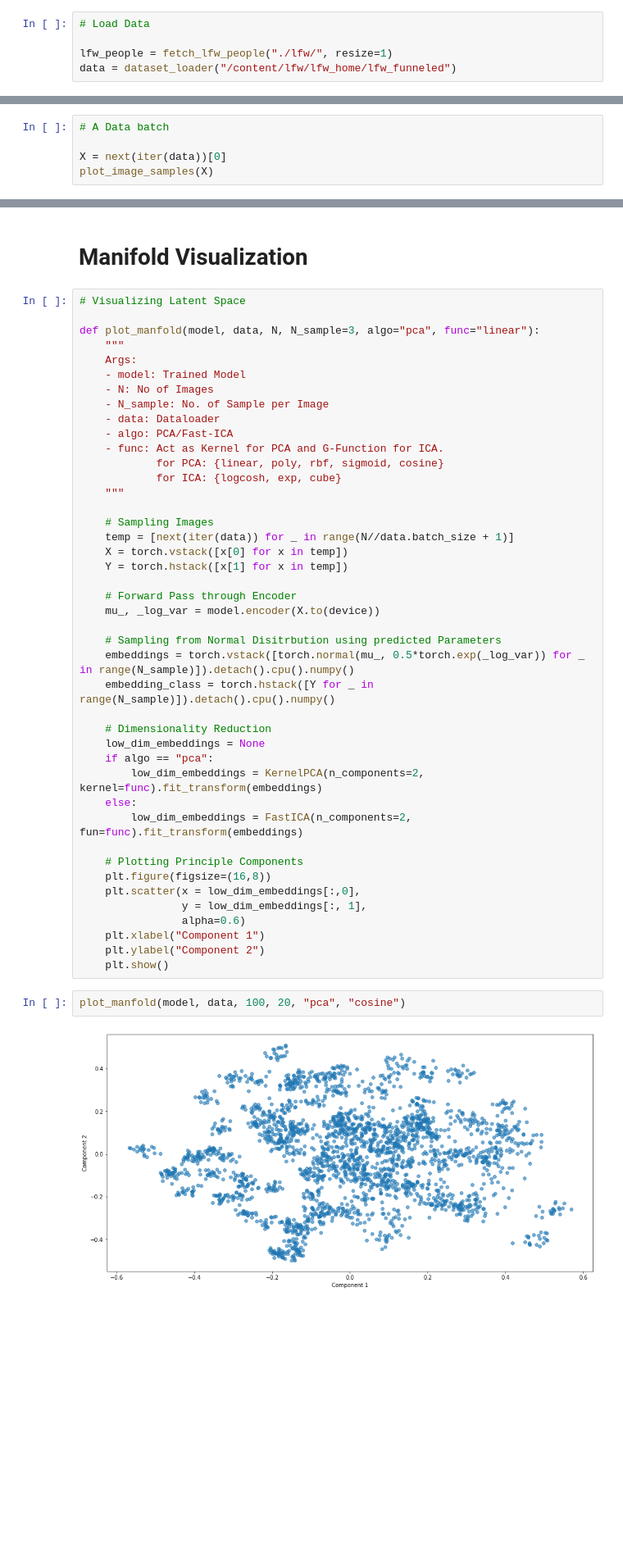
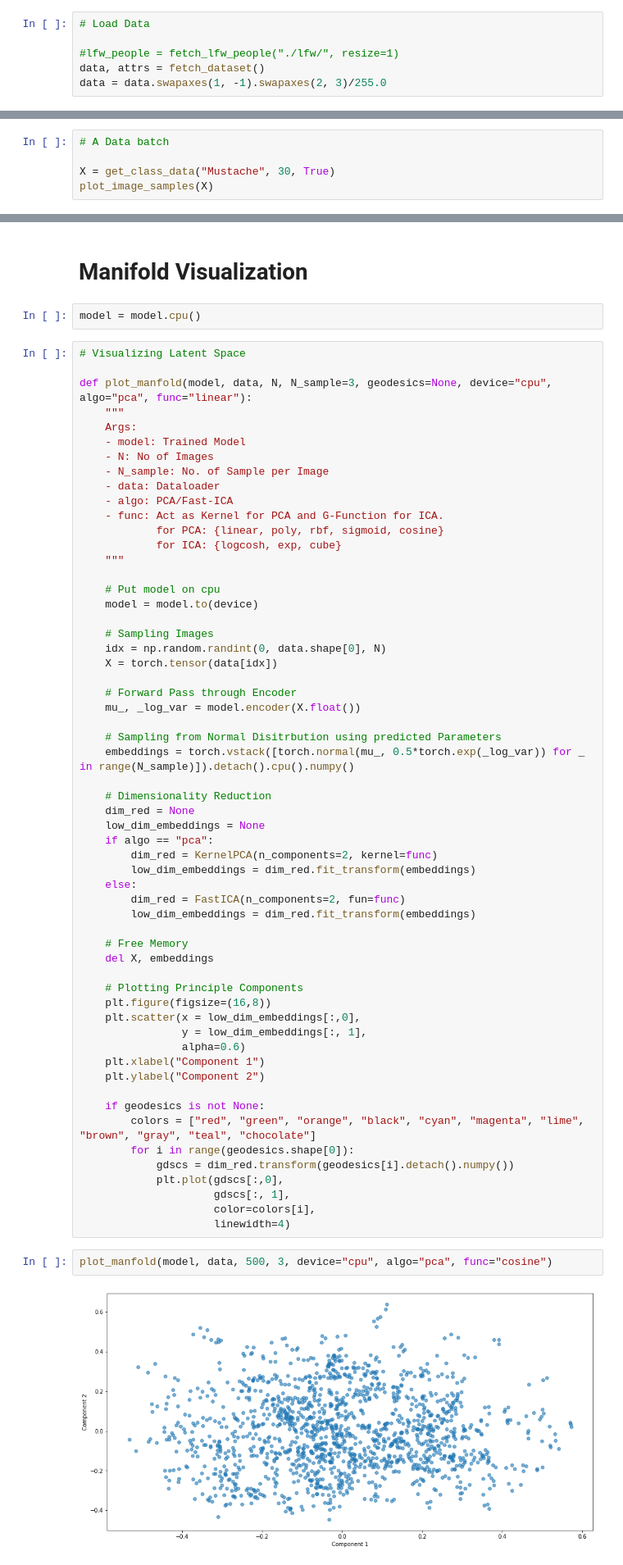
Before and after one commit to aliicee3/LOGML2021-Learning-Latent-Geometries, a Jupyter notebook: Notebooks/Draw_Geodesics.ipynb, the cells around one changed output, grey strips where cells are left out. Shown at 82% size. Saved outputs shown, nothing was run; the diff lists cells and outputs as text; blank space fills up the shorter version.

```diff
--- a/Notebooks/Draw_Geodesics.ipynb
+++ b/Notebooks/Draw_Geodesics.ipynb
@@ -79,5 +99,6 @@ SH = IMAGE_SHAPE[1] // 16
 # %%
 # Load Data
 
-lfw_people = fetch_lfw_people("./lfw/", resize=1)
-data = dataset_loader("/content/lfw/lfw_home/lfw_funneled")
+#lfw_people = fetch_lfw_people("./lfw/", resize=1)
+data, attrs = fetch_dataset()
+data = data.swapaxes(1, -1).swapaxes(2, 3)/255.0
@@ -89,6 +105,6 @@ Downloading LFW data (~200MB): https://ndownloader.figshare.com/files/5976015
 # %%
 # A Data batch
 
-X = next(iter(data))[0]
+X = get_class_data("Mustache", 30, True)
 plot_image_samples(X)
 # %% [output]
@@ -296,9 +312,11 @@ plot_image_samples(imgs)
 # %% [markdown]
 # Manifold Visualization
+# %%
+model = model.cpu()
 # %%
 # Visualizing Latent Space
 
-def plot_manfold(model, data, N, N_sample=3, algo="pca", func="linear"):
+def plot_manfold(model, data, N, N_sample=3, geodesics=None, device="cpu", algo="pca", func="linear"):
     """
     Args:
     - model: Trained Model
@@ -311,24 +329,31 @@ def plot_manfold(model, data, N, N_sample=3, algo="pca", func="linear"):
             for ICA: {logcosh, exp, cube}
     """
 
+    # Put model on cpu
+    model = model.to(device)
+
     # Sampling Images
-    temp = [next(iter(data)) for _ in range(N//data.batch_size + 1)]
-    X = torch.vstack([x[0] for x in temp])
-    Y = torch.hstack([x[1] for x in temp])
+    idx = np.random.randint(0, data.shape[0], N)
+    X = torch.tensor(data[idx])
 
     # Forward Pass through Encoder
-    mu_, _log_var = model.encoder(X.to(device))
+    mu_, _log_var = model.encoder(X.float())
 
     # Sampling from Normal Disitrbution using predicted Parameters
     embeddings = torch.vstack([torch.normal(mu_, 0.5*torch.exp(_log_var)) for _ in range(N_sample)]).detach().cpu().numpy()
-    embedding_class = torch.hstack([Y for _ in range(N_sample)]).detach().cpu().numpy()
 
     # Dimensionality Reduction
+    dim_red = None
     low_dim_embeddings = None
     if algo == "pca":
-        low_dim_embeddings = KernelPCA(n_components=2, kernel=func).fit_transform(embeddings)
+        dim_red = KernelPCA(n_components=2, kernel=func)
+        low_dim_embeddings = dim_red.fit_transform(embeddings)
     else:
-        low_dim_embeddings = FastICA(n_components=2, fun=func).fit_transform(embeddings)
+        dim_red = FastICA(n_components=2, fun=func)
+        low_dim_embeddings = dim_red.fit_transform(embeddings)
+
+    # Free Memory
+    del X, embeddings
 
     # Plotting Principle Components
     plt.figure(figsize=(16,8))
@@ -337,11 +362,19 @@ def plot_manfold(model, data, N, N_sample=3, algo="pca", func="linear"):
                 alpha=0.6)
     plt.xlabel("Component 1")
     plt.ylabel("Component 2")
-    plt.show()
+
+    if geodesics is not None:
+        colors = ["red", "green", "orange", "black", "cyan", "magenta", "lime", "brown", "gray", "teal", "chocolate"]
+        for i in range(geodesics.shape[0]):
+            gdscs = dim_red.transform(geodesics[i].detach().numpy())
+            plt.plot(gdscs[:,0],
+                     gdscs[:, 1],
+                     color=colors[i],
+                     linewidth=4)
 # %%
-plot_manfold(model, data, 100, 20, "pca", "cosine")
+plot_manfold(model, data, 500, 3, device="cpu", algo="pca", func="cosine")
 # %% [output]
-[figure, old version]
+[figure, new version]
 # %% [markdown]
 # Geodesics Computation
 # %%
```
Also changed, not shown: parts of 23 cells of this notebook.
